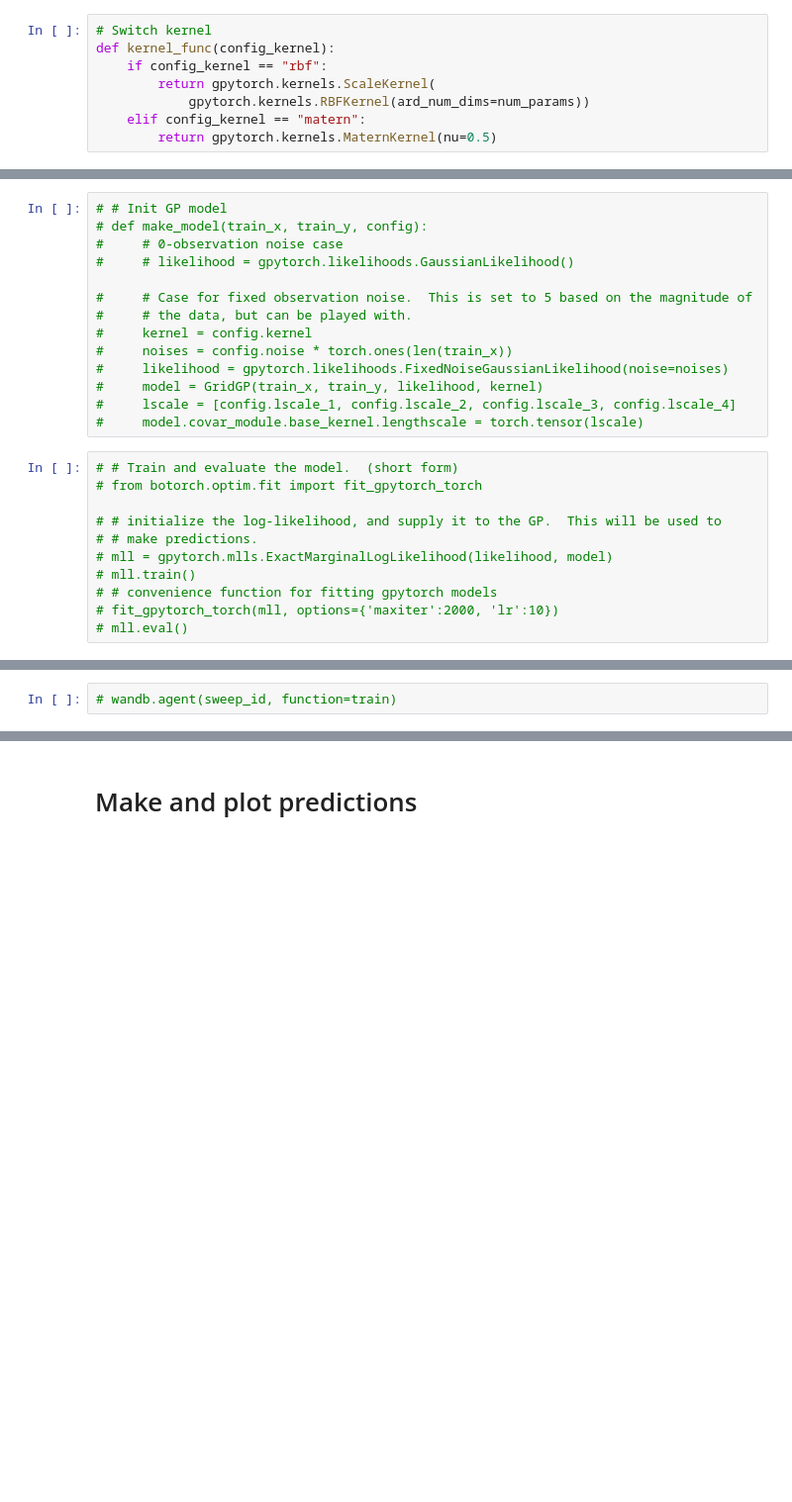
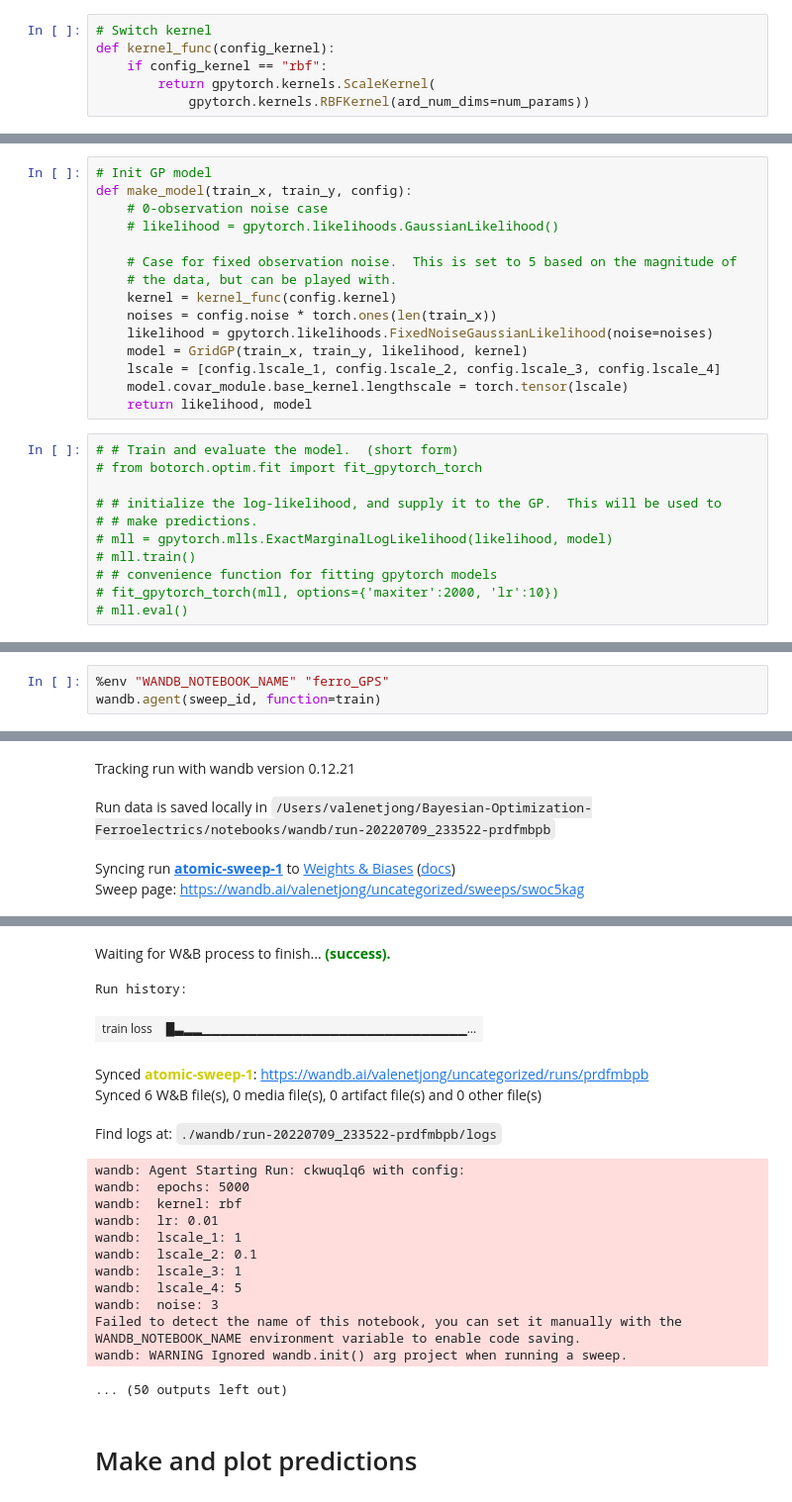
Before and after one commit to vtjong/Bayesian-Optimization-Ferroelectrics, a Jupyter notebook: notebooks/ferro_GPs.ipynb, the cells around one changed output, grey strips where cells are left out. Shown at 99% size. Drawn from its saved outputs; the diff is of its cells as text; blank space fills up the shorter version.

Commit message:
wandb sweeps

```diff
--- a/notebooks/ferro_GPs.ipynb
+++ b/notebooks/ferro_GPs.ipynb
@@ -203,8 +191,6 @@ def kernel_func(config_kernel):
     if config_kernel == "rbf":
         return gpytorch.kernels.ScaleKernel(
             gpytorch.kernels.RBFKernel(ard_num_dims=num_params))
-    elif config_kernel == "matern":
-        return gpytorch.kernels.MaternKernel(nu=0.5)
 # %%
 # GP model class
 class GridGP(gpytorch.models.ExactGP, GPyTorchModel):
@@ -228,17 +214,18 @@ model = GridGP(train_x, train_y, likelihood, kernel)
 # %%
-# # Init GP model
-# def make_model(train_x, train_y, config):
-#     # 0-observation noise case
-#     # likelihood = gpytorch.likelihoods.GaussianLikelihood()
+# Init GP model
+def make_model(train_x, train_y, config):
+    # 0-observation noise case
+    # likelihood = gpytorch.likelihoods.GaussianLikelihood()
 
-#     # Case for fixed observation noise.  This is set to 5 based on the magnitude of
-#     # the data, but can be played with.
-#     kernel = config.kernel
-#     noises = config.noise * torch.ones(len(train_x))
-#     likelihood = gpytorch.likelihoods.FixedNoiseGaussianLikelihood(noise=noises)
-#     model = GridGP(train_x, train_y, likelihood, kernel)
-#     lscale = [config.lscale_1, config.lscale_2, config.lscale_3, config.lscale_4]
-#     model.covar_module.base_kernel.lengthscale = torch.tensor(lscale)
+    # Case for fixed observation noise.  This is set to 5 based on the magnitude of
+    # the data, but can be played with.
+    kernel = kernel_func(config.kernel)
+    noises = config.noise * torch.ones(len(train_x))
+    likelihood = gpytorch.likelihoods.FixedNoiseGaussianLikelihood(noise=noises)
+    model = GridGP(train_x, train_y, likelihood, kernel)
+    lscale = [config.lscale_1, config.lscale_2, config.lscale_3, config.lscale_4]
+    model.covar_module.base_kernel.lengthscale = torch.tensor(lscale)
+    return likelihood, model
 # %%
 # # Train and evaluate the model.  (short form)
 # from botorch.optim.fit import fit_gpytorch_torch
@@ -319,2 +285,4 @@ Iter 7901/8000 - Loss: 2.966  lengthscale1: [[ 0.3209894   0.87828416 12.901282
 # %%
-# wandb.agent(sweep_id, function=train)
+%env "WANDB_NOTEBOOK_NAME" "ferro_GPS"
+wandb.agent(sweep_id, function=train)
+# %% [output]
@@ -320,0 +301,4 @@ Iter 7901/8000 - Loss: 2.966  lengthscale1: [[ 0.3209894   0.87828416 12.901282
+Tracking run with wandb version 0.12.21
+Run data is saved locally in /Users/valenetjong/Bayesian-Optimization-Ferroelectrics/notebooks/wandb/run-20220709_233522-prdfmbpb
+Syncing run atomic-sweep-1 to Weights & Biases (docs)
+Sweep page: https://wandb.ai/valenetjong/uncategorized/sweeps/swoc5kag
@@ -321,3 +322,21 @@ Iter 7901/8000 - Loss: 2.966  lengthscale1: [[ 0.3209894   0.87828416 12.901282
+Waiting for W&B process to finish... (success).
+Run history:
+| train loss | █▃▂▂▁▁▁▁▁▁▁▁▁▁▁▁▁▁▁▁▁▁▁▁▁▁▁▁▁▁▁▁▁... |
+Synced atomic-sweep-1: https://wandb.ai/valenetjong/uncategorized/runs/prdfmbpb
+Synced 6 W&B file(s), 0 media file(s), 0 artifact file(s) and 0 other file(s)
+Find logs at: ./wandb/run-20220709_233522-prdfmbpb/logs
+wandb: Agent Starting Run: ckwuqlq6 with config:
+wandb:  epochs: 5000
+wandb:  kernel: rbf
+wandb:  lr: 0.01
+wandb:  lscale_1: 1
+wandb:  lscale_2: 0.1
+wandb:  lscale_3: 1
+wandb:  lscale_4: 5
+wandb:  noise: 3
+Failed to detect the name of this notebook, you can set it manually with the WANDB_NOTEBOOK_NAME environment variable to enable code saving.
+wandb: WARNING Ignored wandb.init() arg project when running a sweep.
+... (50 outputs left out)
 # %% [markdown]
 # Make and plot predictions
 # %%
```
Also changed, not shown: parts of 7 cells of this notebook.
